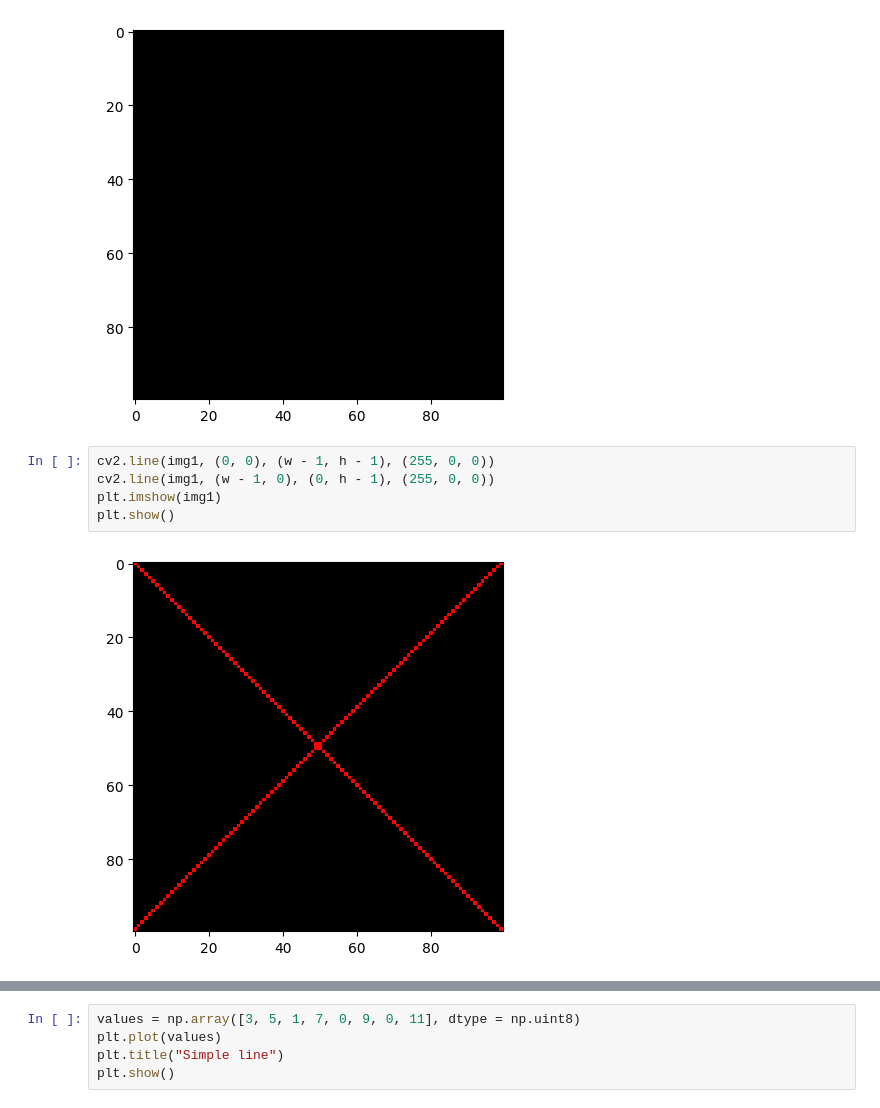
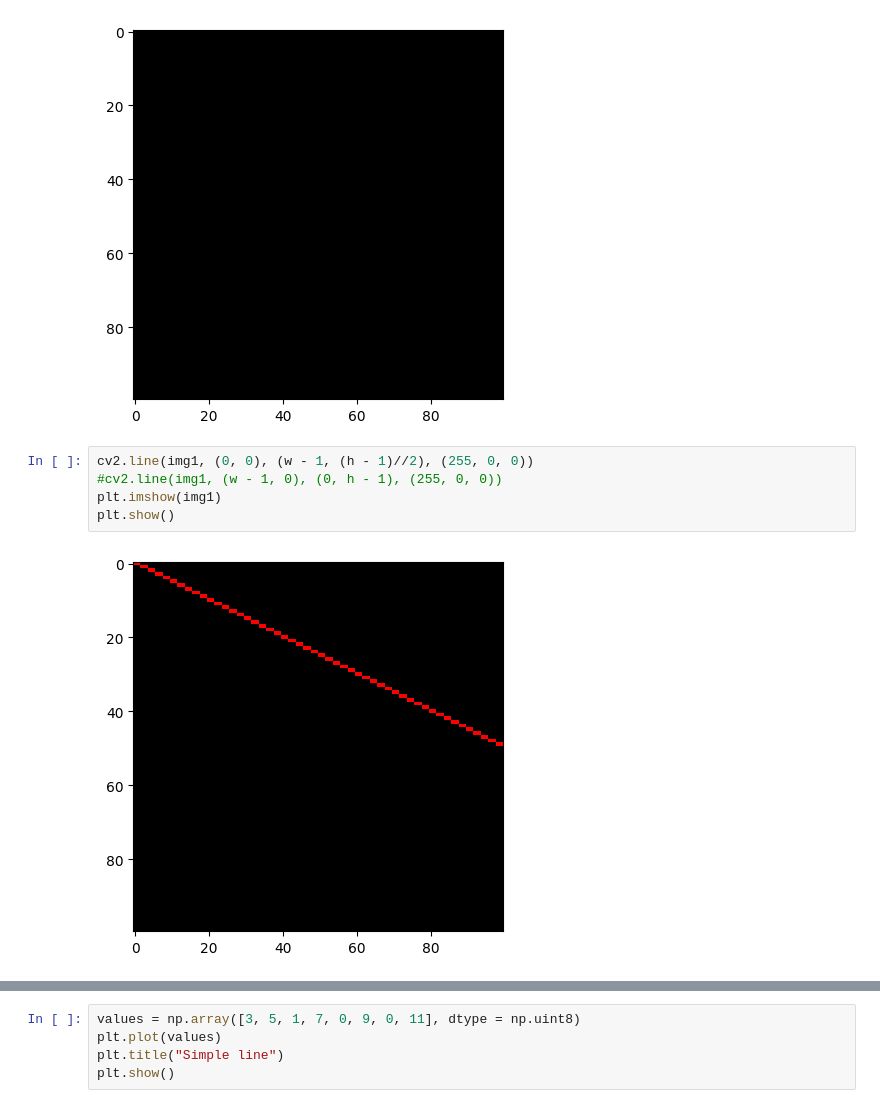
Before and after one commit to srgsuh/python-ai, a Jupyter notebook: img-processing.ipynb, the cells around one changed output, grey strips where cells are left out. Cells and saved outputs as stored; diff of their text form.

```diff
--- a/img-processing.ipynb
+++ b/img-processing.ipynb
@@ -16,12 +16,12 @@ plt.show()
 # %% [output]
 [figure]
 # %%
-cv2.line(img1, (0, 0), (w - 1, h - 1), (255, 0, 0))
-cv2.line(img1, (w - 1, 0), (0, h - 1), (255, 0, 0))
+cv2.line(img1, (0, 0), (w - 1, (h - 1)//2), (255, 0, 0))
+#cv2.line(img1, (w - 1, 0), (0, h - 1), (255, 0, 0))
 plt.imshow(img1)
 plt.show()
 # %% [output]
-[figure, old version]
+[figure, new version]
 # %%
 img2 = np.random.randint(0, 256, (100, 100, 3), dtype=np.uint8)
 plt.imshow(img2)
```
Also changed, not shown: parts of 3 cells of this notebook, 1 other file.
